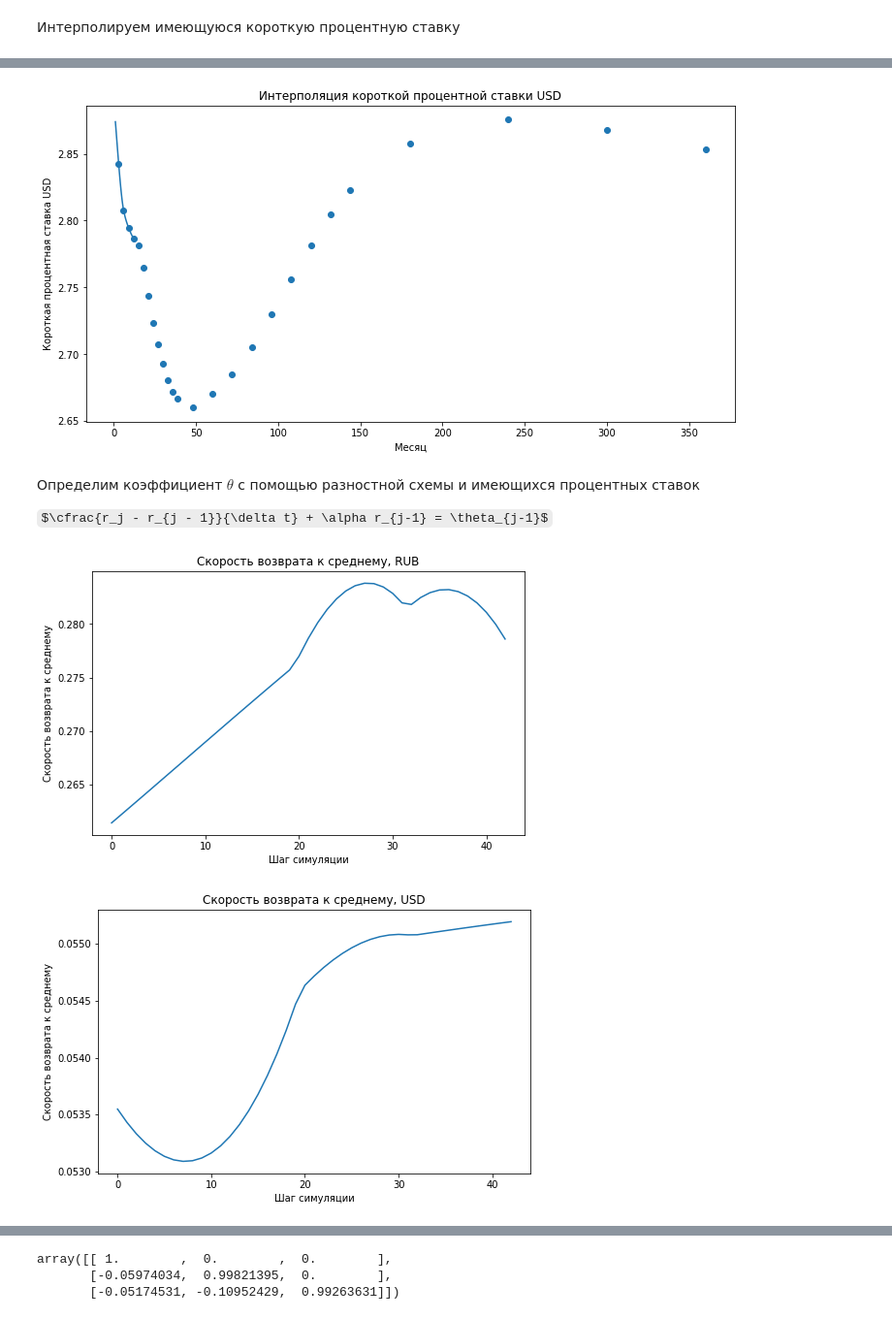
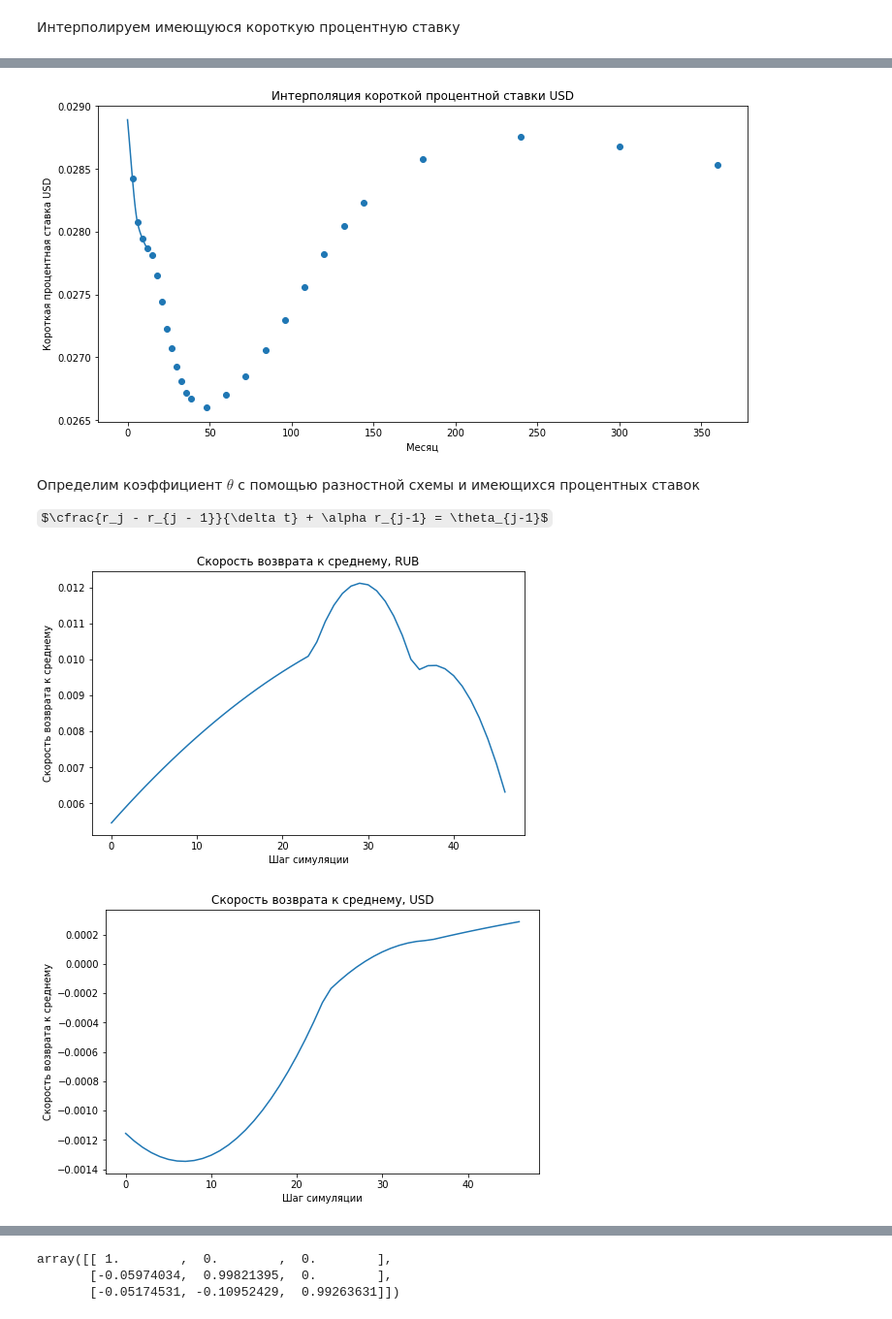
Before and after one commit to goo-goo-goo-joob/hse_stochastic_modeling, a Jupyter notebook: risk_factors_modeling.ipynb, the cells around one changed output, grey strips where cells are left out. Shown at 97% size. Cells and saved outputs as stored; diff of their text form; code cells hidden in the pictures; some formulas as TeX source.

```diff
--- a/risk_factors_modeling.ipynb
+++ b/risk_factors_modeling.ipynb
@@ -10,8 +10,8 @@ irs_rub = [8.51987757, 8.686113191, 8.904603831, 9.049386475, 9.166205174, 9.162
 maturity_rub = [3, 6, 9, 12, 2 * 12, 3 * 12, 4 * 12, 5 * 12, 6 * 12, 7 * 12, 8 * 12, 9 * 12, 10 * 12, 12 * 12, 15 * 12, ]
 # %%
-irs_usd = [2.842530622, 2.80778295, 2.794769102, 2.786721861, 2.781489328, 2.764748579, 2.743857526, 2.722993319, 2.707509663,
+irs_usd = np.array([2.842530622, 2.80778295, 2.794769102, 2.786721861, 2.781489328, 2.764748579, 2.743857526, 2.722993319, 2.707509663,
            2.692781425, 2.68063008, 2.671503026, 2.666861954, 2.66005416, 2.670453675, 2.684995121, 2.705259845, 2.729940968,
-           2.756197693, 2.78172399, 2.804673005, 2.822751845, 2.857914004, 2.875603381, 2.867861441, 2.853163606, ]
+           2.756197693, 2.78172399, 2.804673005, 2.822751845, 2.857914004, 2.875603381, 2.867861441, 2.853163606, ]) / 100
 maturity_usd = [3, 6, 9, 12, 15, 18, 21, 24, 27, 30, 33, 36, 39, 4 * 12, 5 * 12, 6 * 12, 7 * 12, 8 * 12, 9 * 12, 10 * 12,
                 11 * 12, 12 * 12, 15 * 12, 20 * 12, 25 * 12, 30 * 12, ]
 # %% [markdown]
@@ -38,19 +38,17 @@ maturity_rub_new, irs_rub_new = interpolate_irs(maturity_rub, irs_rub, 1, 1 * 12
 # %%
-maturity_usd_new, irs_usd_new = interpolate_irs(maturity_usd, irs_usd, 1, 1 * 12, 1/4, 'USD')
+maturity_usd_new, irs_usd_new = interpolate_irs(maturity_usd, irs_usd, 0 * 12, 1 * 12, 1/4, 'USD')
 # %% [output]
-[figure, old version]
+[figure, new version]
 # %% [markdown]
 Определим коэффициент $\theta$ с помощью разностной схемы и имеющихся процентных ставок
 
 $\cfrac{r_j - r_{j - 1}}{\delta t} + \alpha r_{j-1} = \theta_{j-1}$
 # %%
-dt = 1 / (15 * 12 * 4 - 1)
-# T = np.arange(1, 15 * 12, 1/4)
+dt = 1 / (1 * 12 * 4)
+T = np.arange(0, 1 * 12, 1/4)
 alpha_rub = 0.03
 sigma_rub = 0.03
-theta_rub = (irs_rub_new[1:] - irs_rub_new[:-1]) + alpha_rub * irs_rub_new[:-1]
-# по аналитической формуле получается анлогично
-# theta_rub = irs_rub_new[1:] - irs_rub_new[:-1] + alpha_rub * irs_rub_new[:-1] + (sigma_rub ** 2) * (1 - np.exp(-2 * alpha_rub * T[:-1])) / (2 * alpha_rub)
+theta_rub = (irs_rub_new[1:] - irs_rub_new[:-1]) / dt + alpha_rub * irs_rub_new[:-1]
 plt.figure(figsize=(8, 5))
 plt.plot(theta_rub)
 plt.title('Скорость возврата к среднему, RUB')
@@ -58,20 +56,19 @@ plt.xlabel('Шаг симуляции')
 plt.ylabel('Скорость возврата к среднему')
 plt.show()
 # %% [output]
-[figure, old version]
+[figure, new version]
 # %%
 alpha_usd = 0.02
 sigma_usd = 0.0093
-theta_usd = (irs_usd_new[1:] - irs_usd_new[:-1]) + alpha_usd * irs_usd_new[:-1]
-# theta_usd = irs_usd_new[1:] - irs_usd_new[:-1] + alpha_usd * irs_usd_new[:-1] + (sigma_usd ** 2) * (1 - np.exp(-2 * alpha_usd * T[:-1])) / (2 * alpha_usd)
+theta_usd = (irs_usd_new[1:] - irs_usd_new[:-1]) / dt + alpha_usd * irs_usd_new[:-1]
 plt.figure(figsize=(8, 5))
 plt.plot(theta_usd)
 plt.title('Скорость возврата к среднему, USD')
 plt.xlabel('Шаг симуляции')
 plt.ylabel('Скорость возврата к среднему')
 plt.show()
 # %% [output]
-[figure, old version]
+[figure, new version]
 # %% [markdown]
 Определим матрицу корреляций (это матрица 3х3):
 
```
Also changed, not shown: parts of 9 cells of this notebook.
